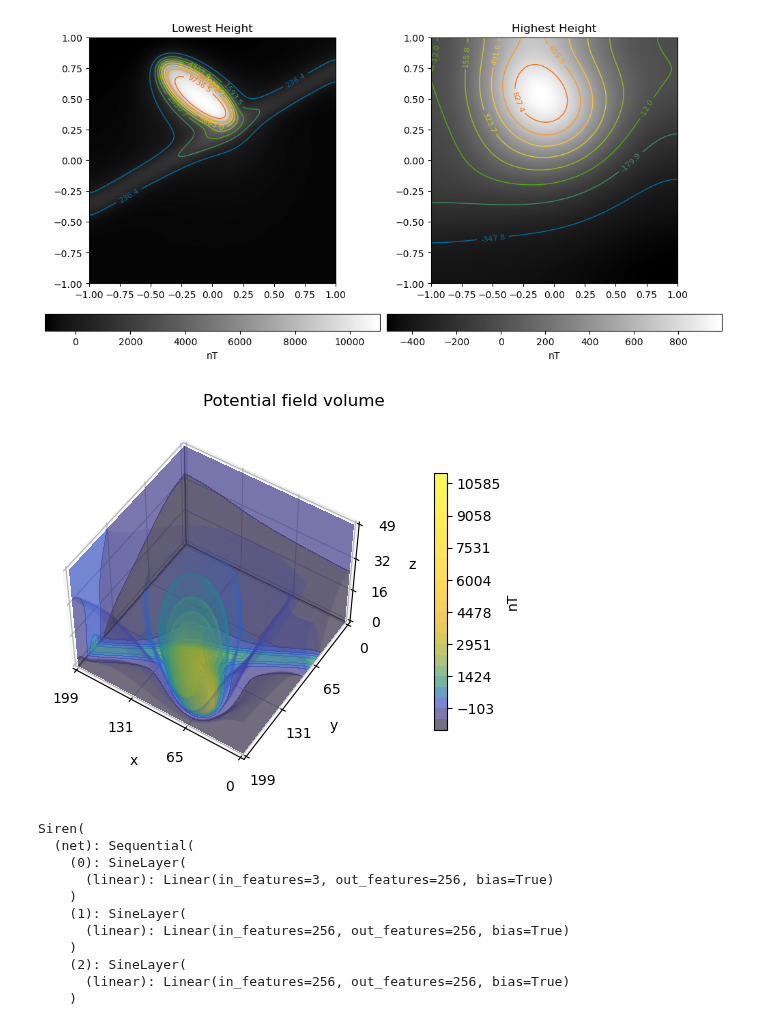
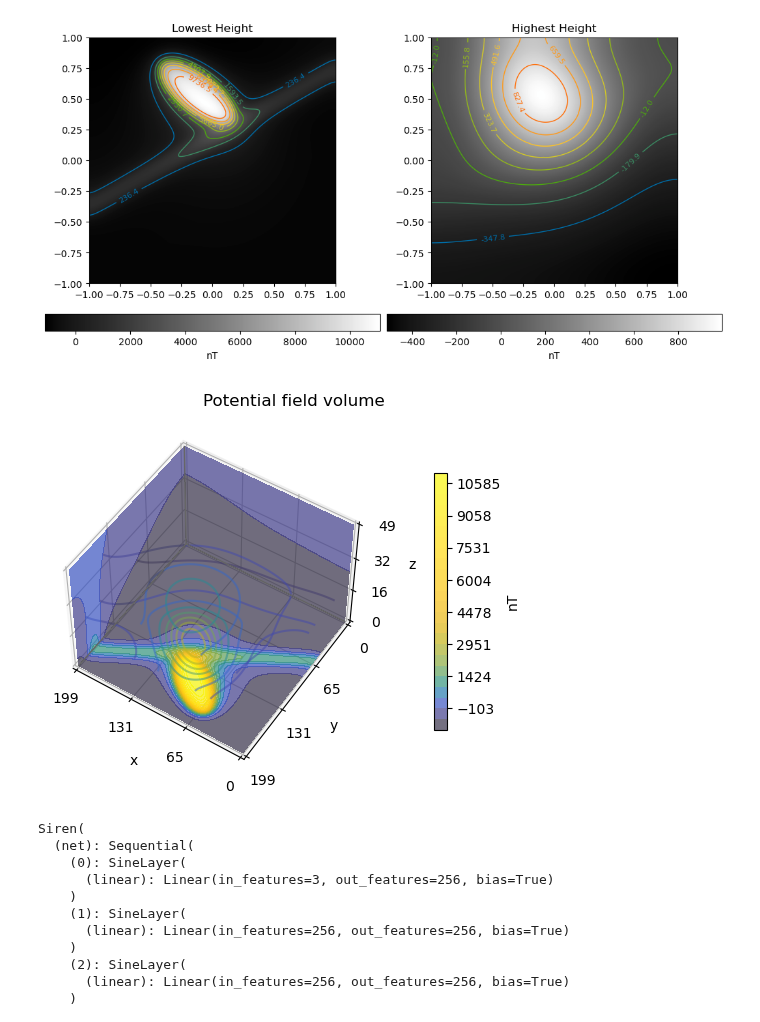
Before and after one commit to LSgeo/ImplicitGeo, a Jupyter notebook: GeoINR3D.ipynb, the cells around one changed output. Cells and saved outputs as stored; diff of their text form; code cells hidden in the pictures.

```diff
--- a/GeoINR3D.ipynb
+++ b/GeoINR3D.ipynb
@@ -142,33 +143,33 @@ def plt_3d(u, ori="z", levels=25, step=10, **kwargs):
     ymin, ymax = y.min(), y.max()
     zmin, zmax = z.min(), z.max()
     ax.set(xlim=[xmin, xmax], ylim=[ymin, ymax], zlim=[zmin, zmax])
 
     edges_kw = dict(color="0.4", linewidth=1, zorder=1e3)
     ax.plot([xmax, xmax], [ymin, ymax], 0, **edges_kw)
     ax.plot([xmin, xmax], [ymin, ymin], 0, **edges_kw)
     ax.plot([xmax, xmax], [ymin, ymin], [zmin, zmax], **edges_kw)
 
     ax.set(
         xlabel="x",
         ylabel="y",
         zlabel="z",
         xticks=[int(xmax * i) for i in [0, 0.33, 0.66, 1]],
         yticks=[int(ymax * i) for i in [0, 0.33, 0.66, 1]],
         zticks=[int(zmax * i) for i in [0, 0.33, 0.66, 1]],
     )
 
     ax.view_init(kwargs.get("elev", 45), kwargs.get("azim", 45), 0)
     ax.set_box_aspect(None, zoom=1)
 
     fig.colorbar(C, ax=ax, fraction=0.04, pad=0.2, label="nT")
 
     if kwargs.get("fig"):
         return
 
     plt.show()
 
 
-plt_3d(mag_vol, ori="x", step=1, elev=50, azim=123, linear_width=1000)
+plt_3d(mag_vol, ori="z", step=20, elev=50, azim=123, linear_width=1000, cmap=cc.cm.CET_L20, alpha=0.5)
 # %% [output]
-[figure, old version]
+[figure, new version]
 # %%
```
Also changed, not shown: parts of 10 cells of this notebook.
